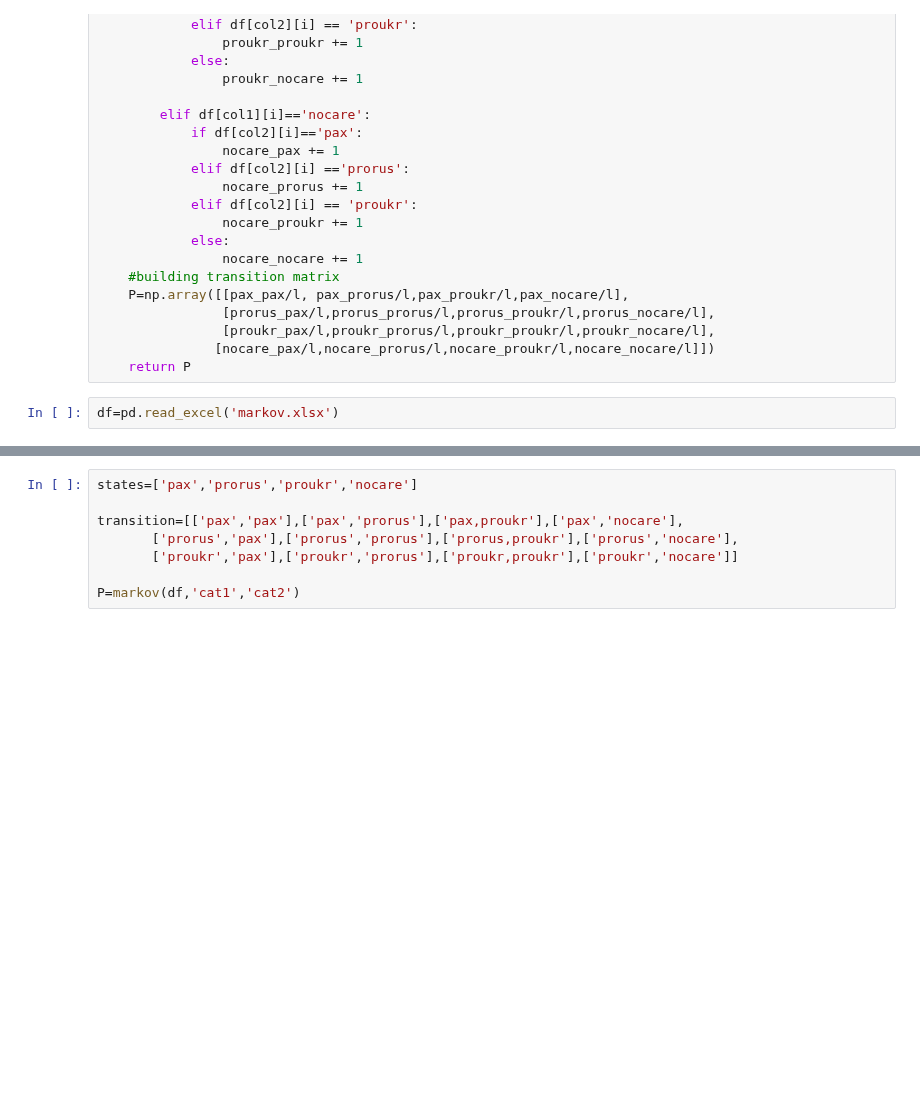
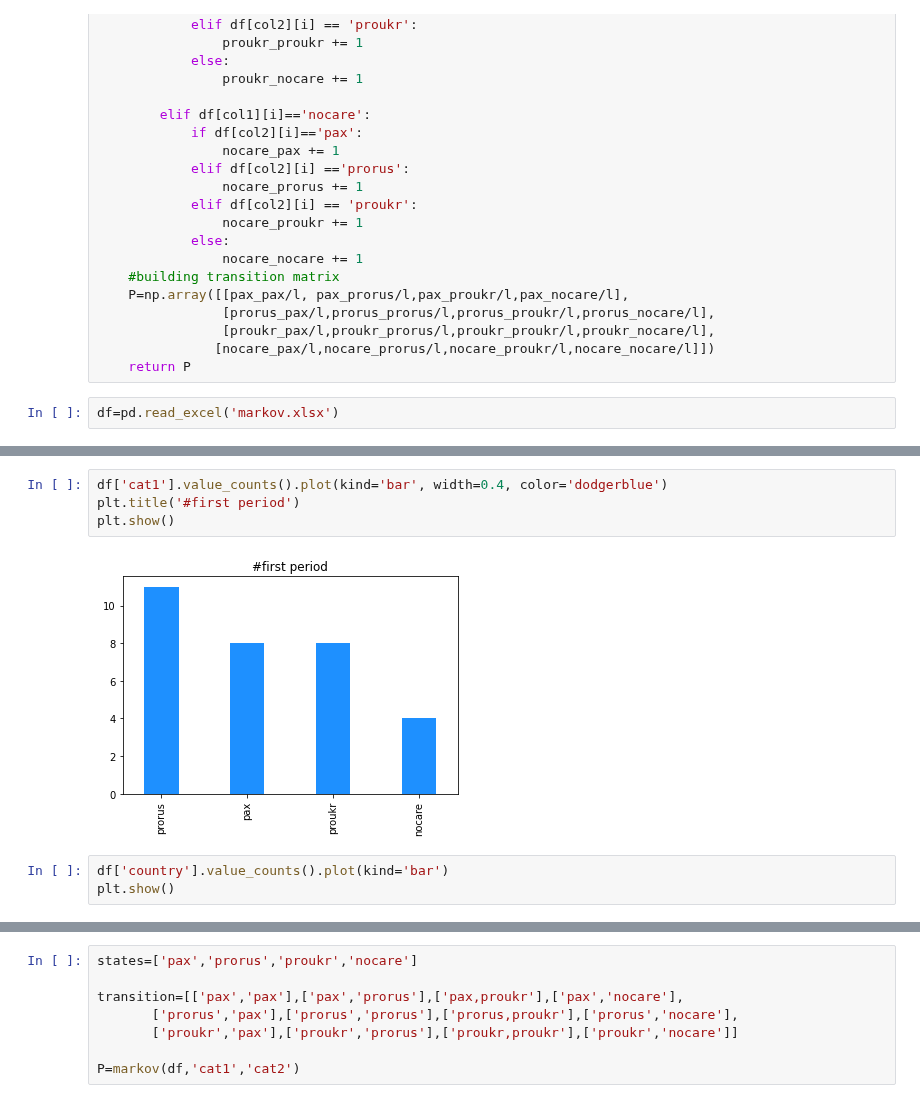
Before and after one commit to gatto/ds-network-analysis, a Jupyter notebook: py/project_tasks/Markov Chain.ipynb, the cells around one changed output, grey strips where cells are left out. Cells and saved outputs as stored; diff of their text form; blank space fills up the shorter version.

```diff
--- a/py/project_tasks/Markov Chain.ipynb
+++ b/py/project_tasks/Markov Chain.ipynb
@@ -127,0 +104,9 @@ Name: cat1, dtype: int64
+# %%
+df['cat1'].value_counts().plot(kind='bar', width=0.4, color='dodgerblue')
+plt.title('#first period')
+plt.show()
+# %% [output]
+[figure, added]
+# %%
+df['country'].value_counts().plot(kind='bar')
+plt.show()
```
Also changed, not shown: parts of 24 cells of this notebook, 1 other file.
